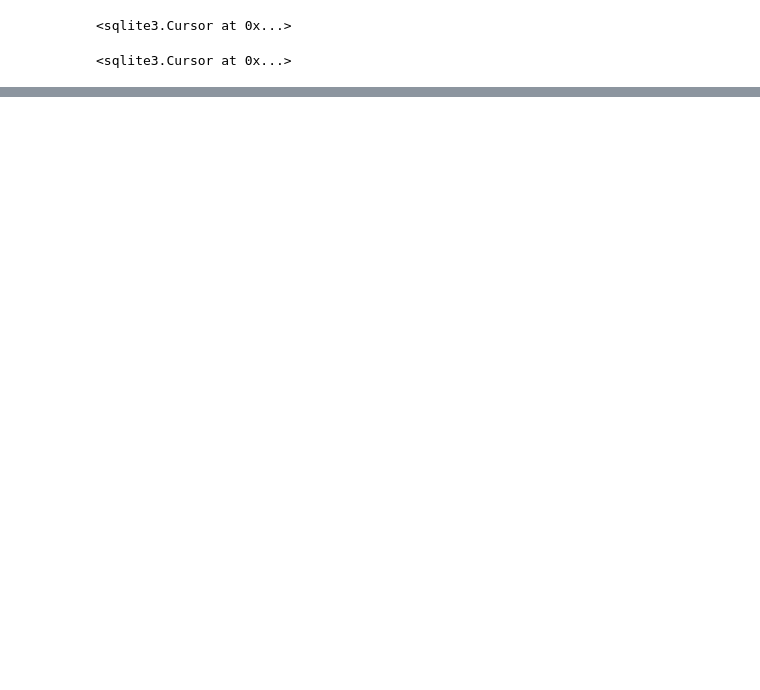
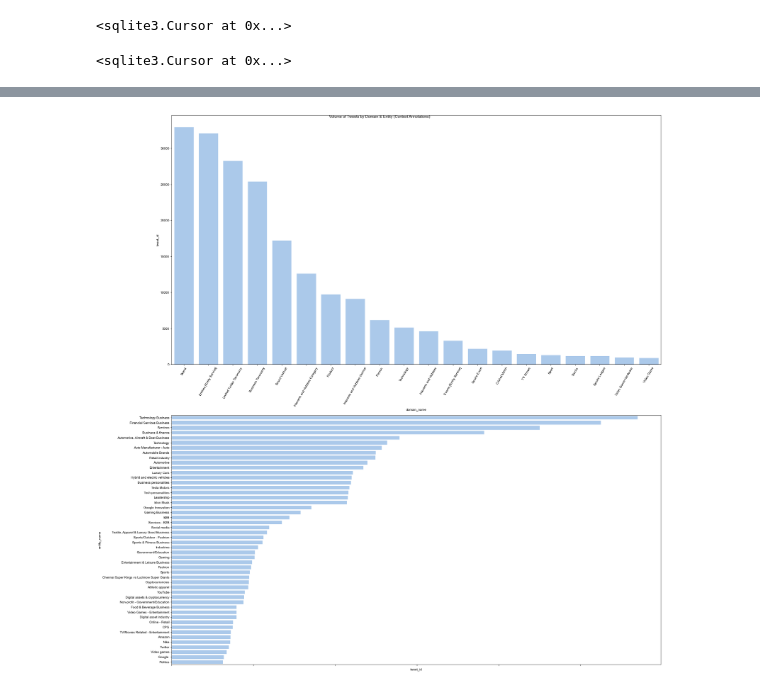
Before and after one commit to Kluthra15/twitter_marketing_ML, a Jupyter notebook: Twitter_NLP_Influencer_Detection.ipynb, the cells around one changed output, grey strips where cells are left out. Drawn from its saved outputs; the diff is of its cells as text; code cells hidden in the pictures; blank space fills up the shorter version.

Commit message:
Added EDA on tweets data. Added Pre-processing steps on textual steps and removed any unecessary functions

```diff
--- a/Twitter_NLP_Influencer_Detection.ipynb
+++ b/Twitter_NLP_Influencer_Detection.ipynb
@@ -428,0 +176,18 @@ from nltk.stem.porter import PorterStemmer
+# %%
+subset_domain_agg = subset_context_item_df.groupby(by=["domain_name"]).agg({'tweet_id': pd.Series.nunique}).reset_index().sort_values(by='tweet_id', ascending=False)
+top_20_domain_counts = subset_domain_agg.head(20)
+
+subset_domain_entity_agg = subset_context_item_df.groupby(by=["entity_name"]).agg({'tweet_id': pd.Series.nunique}).reset_index().sort_values(by='tweet_id', ascending=False)
+top_50_entity_counts = subset_domain_entity_agg.head(50)
+# %%
+subset_entity_items = []
+for index, row in subset_df.iterrows():
+    entity_list = json.loads(row['entities'])
+    tweet_id     = row['tweet_id']
+    for item in entity_list:
+        entity_id   = item['annotations']['type']
+        entity_name = item['annotation']['normalized_test']
+        data = {'tweet_id': tweet_id, 'entity_id':entity_id, 'entity_name': entity_name}
+        subset_entity_items.append(data)
+
+subset_entity_item_df = pd.DataFrame(subset_context_items)
@@ -428,0 +196,23 @@ from nltk.stem.porter import PorterStemmer
+# %%
+import seaborn as sns
+import matplotlib.pyplot as plt
+
+
+fig, axs = plt.subplots(2, figsize = (25, 25))
+fig.suptitle('Volume of Tweets by Domain & Entity (Context Annotations)')
+
+sns.set_theme(style="whitegrid")
+sns.set_color_codes("pastel")
+sns.barplot(ax=axs[0], x=top_20_domain_counts['domain_name'], y=top_20_domain_counts['tweet_id'], color="b")
+sns.barplot(ax=axs[1], x=top_50_entity_counts['tweet_id'], y=top_50_entity_counts['entity_name'], color="b", orient='h')
+
+# sns.despine(left=True, bottom=True)
+# Rotate the x-axis labels
+axs[0].set_xticklabels(axs[0].get_xticklabels(), rotation=60)
+axs[1].set_xticklabels(axs[1].get_xticklabels(), rotation=60)
+
+plt.tight_layout()  # Adjust spacing to avoid label overlap
+
+plt.show()
+# %% [output]
+[figure, added]
```
Also changed, not shown: parts of 34 cells of this notebook, 1 other file.
